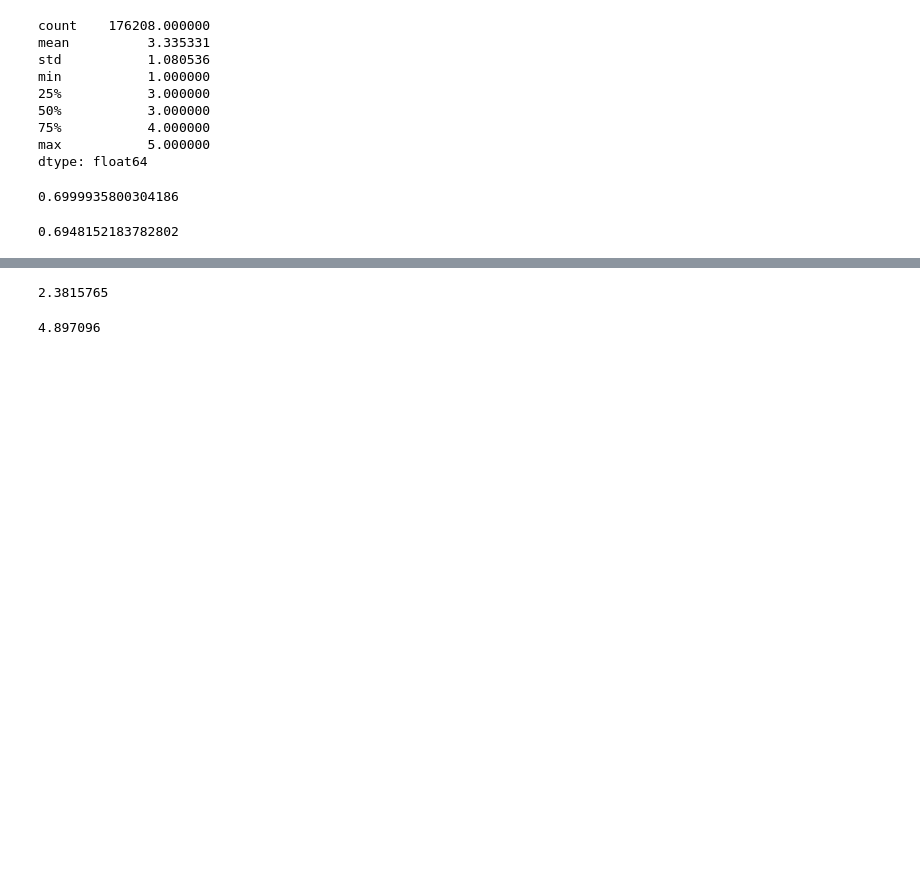
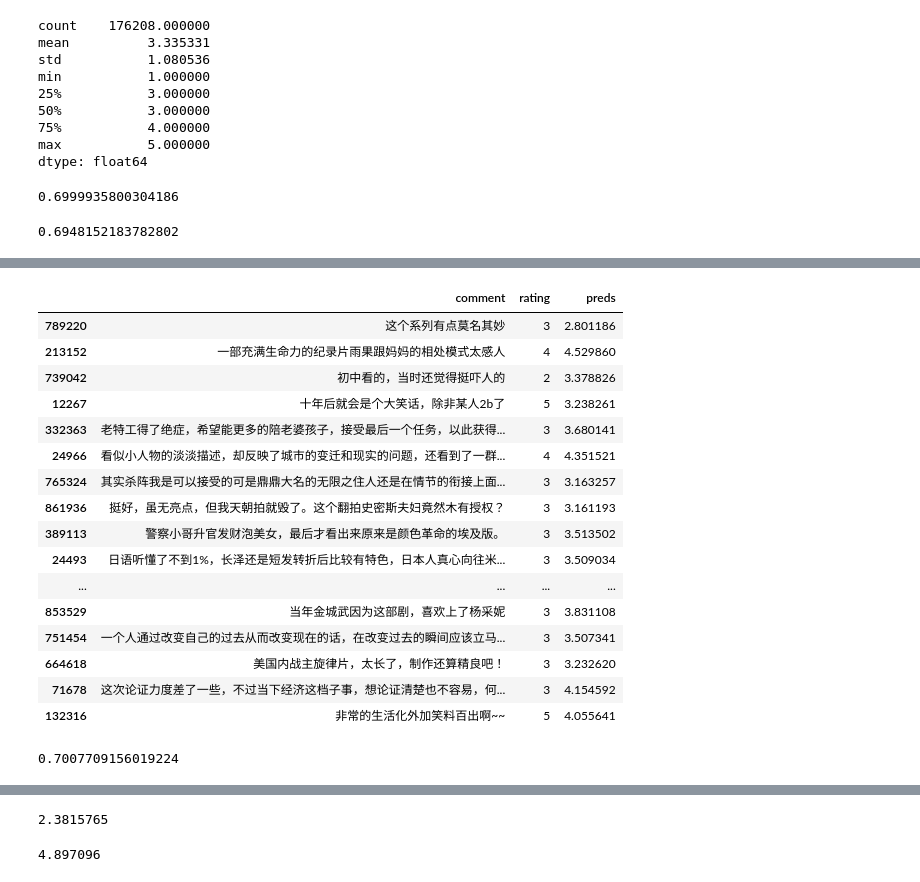
Before and after one commit to ceshine/modern_chinese_nlp, a Jupyter notebook: notebooks/Sentiment Analysis.ipynb, the cells around one changed output, grey strips where cells are left out. Cells and saved outputs as stored; diff of their text form; code cells hidden in the pictures; blank space fills up the shorter version.

Commit message:
Dump val and test predictions

```diff
--- a/notebooks/Sentiment Analysis.ipynb
+++ b/notebooks/Sentiment Analysis.ipynb
@@ -757,6 +763,7 @@ torch.save(learn.model, path / "sentiment_model.pth")
 # %%
 def get_preds(data_loader):
     learn.model.eval()
+    learn.model.reset()
     preds, ys = [], []
     for x, y in tqdm_notebook(data_loader):
         preds.append(learn.model(x)[0].cpu().data.numpy()[:, 0])
@@ -804,0 +828,3 @@ np.sum(np.square(preds - ys)) / preds.shape[0]
+# %%
+ys, preds = get_preds(test_dl)
+preds.shape, ys.shape
@@ -804,0 +834,3 @@ np.sum(np.square(preds - ys)) / preds.shape[0]
+# %%
+preds = np.clip(preds, 1, 5)
+np.sum(np.square(preds - ys)) / preds.shape[0]
@@ -804,0 +839,5 @@ np.sum(np.square(preds - ys)) / preds.shape[0]
+# %%
+# Save predictions
+df_test.loc[df_test.iloc[list(iter(test_samp))].index, "preds"] = preds
+df_test.to_csv(path / "df_test.csv.gz", index=False, compression="gzip")
+df_test.head()
@@ -805,3 +851,27 @@ np.sum(np.square(preds - ys)) / preds.shape[0]
+# %%
+df_test.sample(20)
+# %% [output]
+|  | comment | rating | preds |
+| 789220 | 这个系列有点莫名其妙 | 3 | 2.801186 |
+| 213152 | 一部充满生命力的纪录片雨果跟妈妈的相处模式太感人 | 4 | 4.529860 |
+| 739042 | 初中看的，当时还觉得挺吓人的 | 2 | 3.378826 |
+| 12267 | 十年后就会是个大笑话，除非某人2b了 | 5 | 3.238261 |
+| 332363 | 老特工得了绝症，希望能更多的陪老婆孩子，接受最后一个任务，以此获得... | 3 | 3.680141 |
+| 24966 | 看似小人物的淡淡描述，却反映了城市的变迁和现实的问题，还看到了一群... | 4 | 4.351521 |
+| 765324 | 其实杀阵我是可以接受的可是鼎鼎大名的无限之住人还是在情节的衔接上面... | 3 | 3.163257 |
+| 861936 | 挺好，虽无亮点，但我天朝拍就毁了。这个翻拍史密斯夫妇竟然木有授权？ | 3 | 3.161193 |
+| 389113 | 警察小哥升官发财泡美女，最后才看出来原来是颜色革命的埃及版。 | 3 | 3.513502 |
+| 24493 | 日语听懂了不到1%，长泽还是短发转折后比较有特色，日本人真心向往米... | 3 | 3.509034 |
+| ... | ... | ... | ... |
+| 853529 | 当年金城武因为这部剧，喜欢上了杨采妮 | 3 | 3.831108 |
+| 751454 | 一个人通过改变自己的过去从而改变现在的话，在改变过去的瞬间应该立马... | 3 | 3.507341 |
+| 664618 | 美国内战主旋律片，太长了，制作还算精良吧！ | 3 | 3.232620 |
+| 71678 | 这次论证力度差了一些，不过当下经济这档子事，想论证清楚也不容易，何... | 3 | 4.154592 |
+| 132316 | 非常的生活化外加笑料百出啊~~ | 5 | 4.055641 |
+# %%
+np.sum(np.square(df_test.rating.values - df_test.preds.values)) / preds.shape[0]
+# %% [output]
+0.7007709156019224
 # %%
 preds_class = np.round(preds)
 # %%
```
Also changed, not shown: parts of 14 cells of this notebook, 1 other file.
